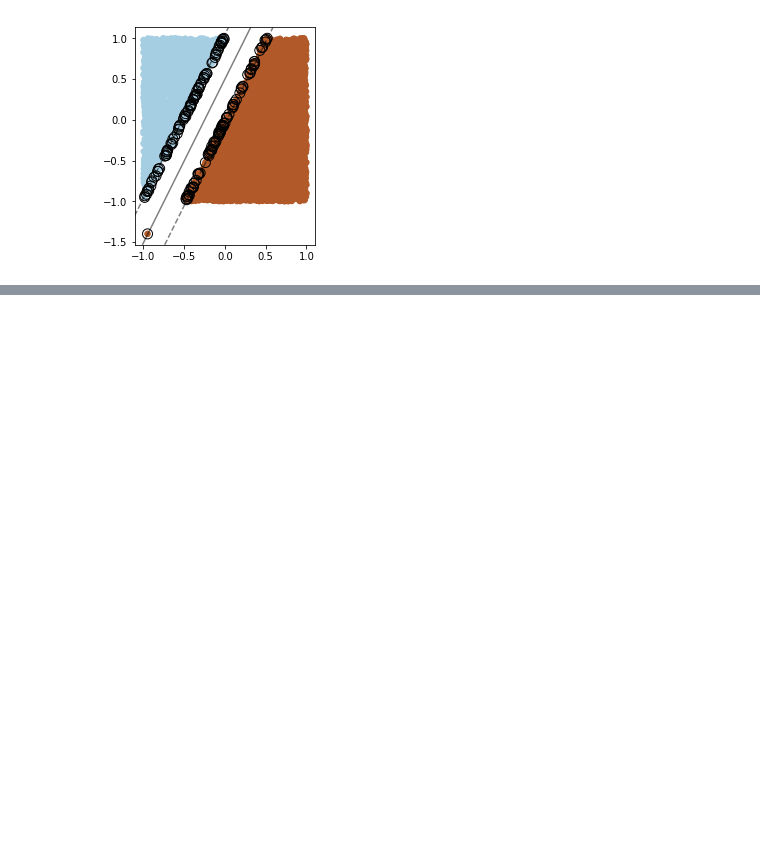
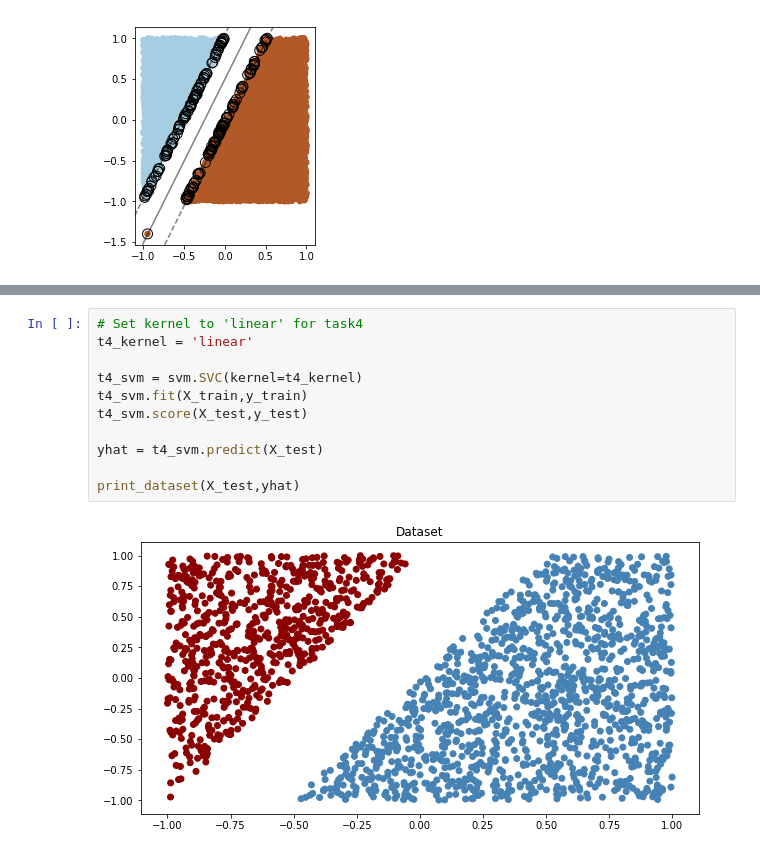
Before and after one commit to vipulpopat/MSCAI_Sem1_Etivity5, a Jupyter notebook: Etivity5_CE6002_9939245.ipynb, the cells around one changed output, grey strips where cells are left out. Drawn from its saved outputs; the diff is of its cells as text; blank space fills up the shorter version.

Commit message:
Initial attempts for Task4 and Task5

```diff
--- a/Etivity5_CE6002_9939245.ipynb
+++ b/Etivity5_CE6002_9939245.ipynb
@@ -42,0 +109,13 @@ ax.scatter(clf.best_estimator_.support_vectors_[:, 0], clf.best_estimator_.suppo
+# %%
+# Set kernel to 'linear' for task4
+t4_kernel = 'linear'
+
+t4_svm = svm.SVC(kernel=t4_kernel)
+t4_svm.fit(X_train,y_train)
+t4_svm.score(X_test,y_test)
+
+yhat = t4_svm.predict(X_test)
+
+print_dataset(X_test,yhat)
+# %% [output]
+[figure, added]
```
Also changed, not shown: parts of 49 cells of this notebook.
